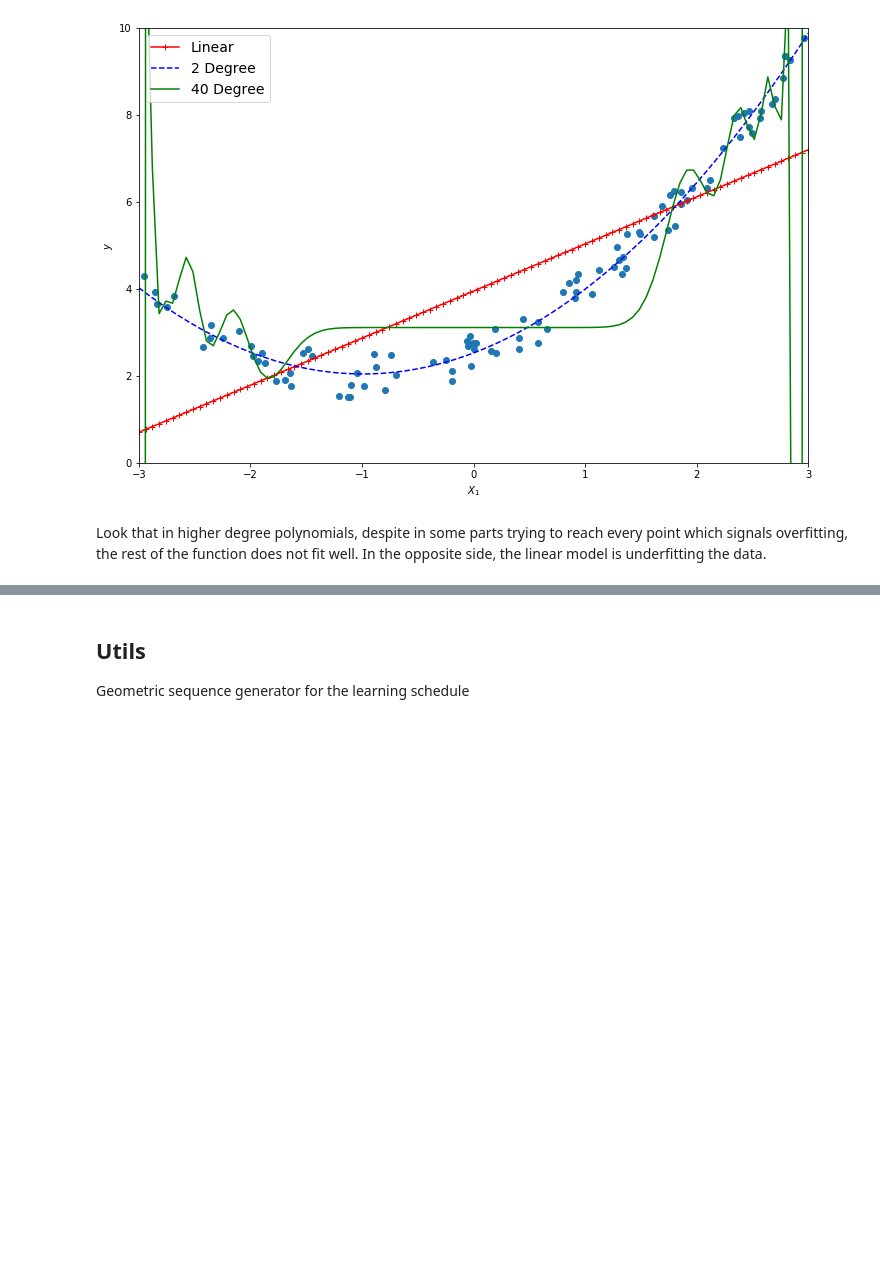
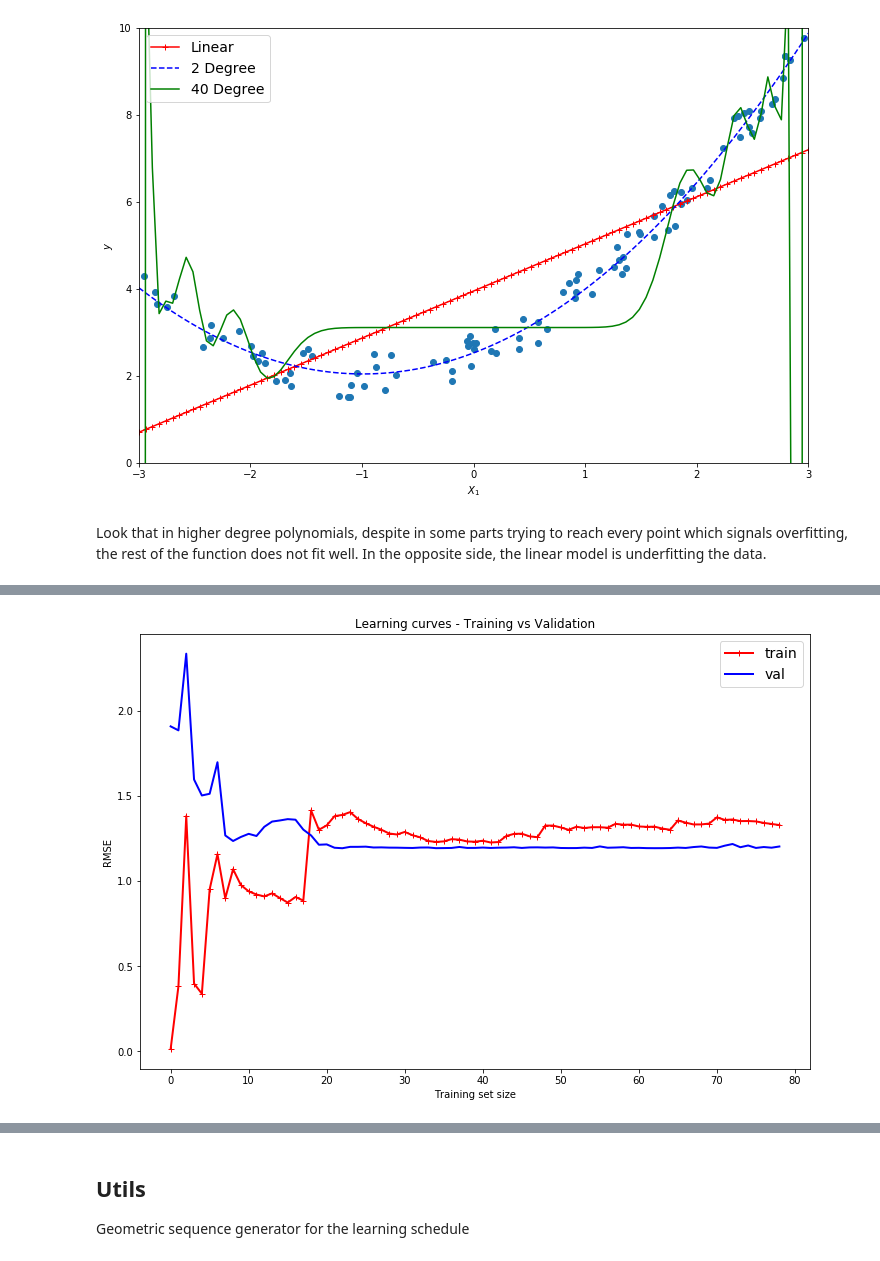
Before and after one commit to Ohtar10/ml-python, a Jupyter notebook: ch04/Training Models.ipynb, the cells around one changed output, grey strips where cells are left out. Cells and saved outputs as stored; diff of their text form; code cells hidden in the pictures; blank space fills up the shorter version.

```diff
--- a/ch04/Training Models.ipynb
+++ b/ch04/Training Models.ipynb
@@ -571,0 +608,5 @@ Look that in higher degree polynomials, despite in some parts trying to reach ev
+# %%
+mbgd_hdegree_reg = MBGDRegressor(n_epochs=200, learning_rate='geometric', eta0=0.01, mini_batch_size=30)
+plot_learning_curves(mbgd_hdegree_reg, X, y)
+# %% [output]
+[figure, added]
```
Also changed, not shown: parts of 17 cells of this notebook.
